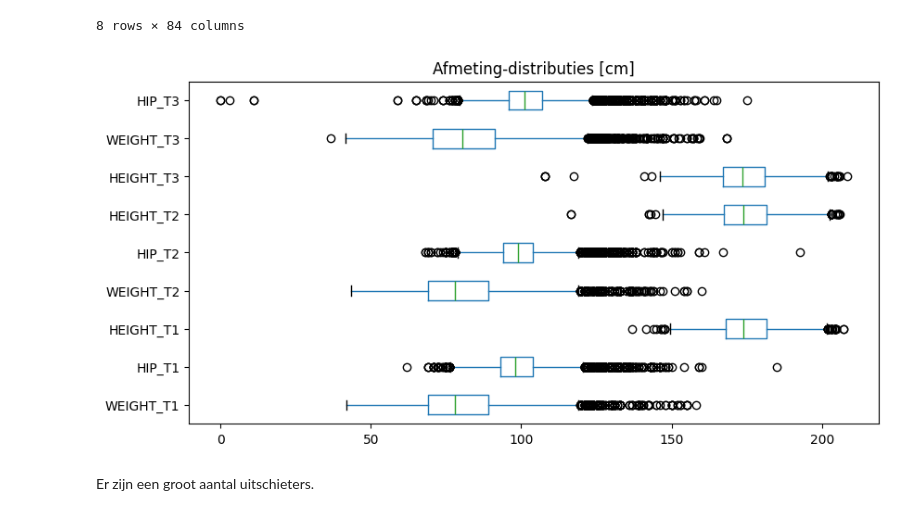
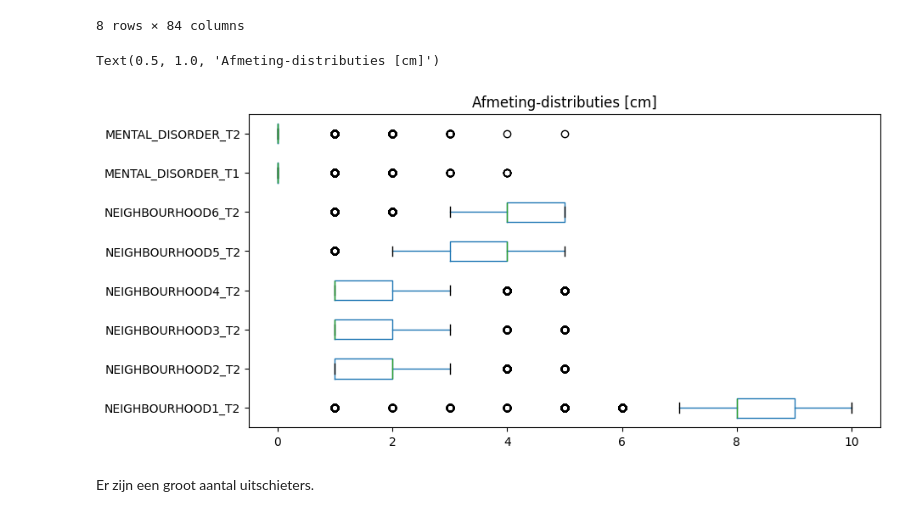
Before and after one commit to Fl-ris/Lifelines_Classifier, a Jupyter notebook: Lifelines_classifier.ipynb, the cells around one changed output. Drawn from its saved outputs; the diff is of its cells as text; code cells hidden in the pictures.

```diff
--- a/Lifelines_classifier.ipynb
+++ b/Lifelines_classifier.ipynb
@@ -113,10 +129,11 @@ def by_unit(*units):
     # Retourneert een lijst van attributen die gevraagde eenheden hebben
     return [attribute for attribute, unit in zip(codebook["attribute"], codebook["unit"]) if unit in units]
 # %%
-axs = lifelines_df[by_unit("cm")].boxplot(grid=False, vert=False, figsize=(9.6, 4.8))
-axs.set_title("Afmeting-distributies [cm]");
+axs = lifelines_df[by_unit("score")].boxplot(grid=False, vert=False, figsize=(9.6, 4.8))
+axs.set_title("Afmeting-distributies [cm]")
 # %% [output]
+Text(0.5, 1.0, 'Afmeting-distributies [cm]')
-[figure, old version]
+[figure, new version]
 # %% [markdown]
 Er zijn een groot aantal uitschieters.
 # %%
```
Also changed, not shown: parts of 21 cells of this notebook.
